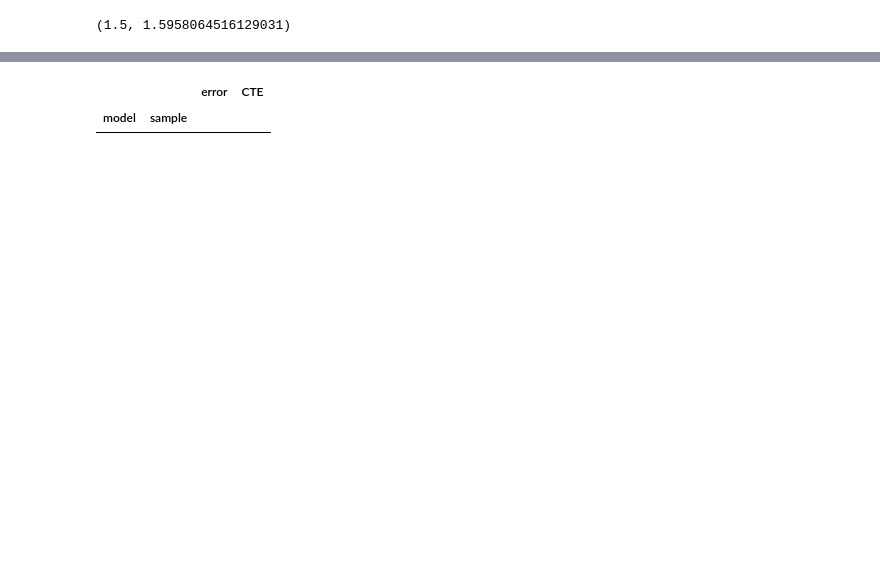
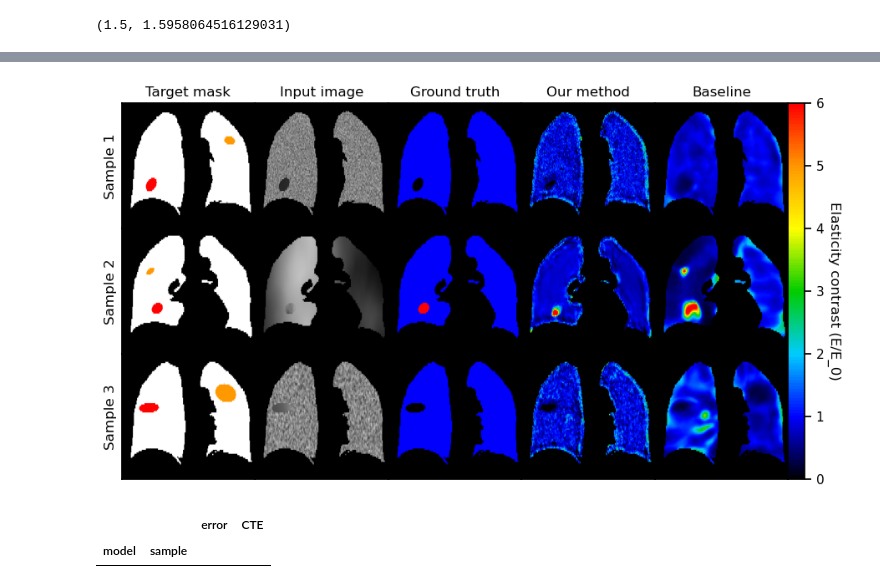
Before and after one commit to mattragoza/lung-project, a Jupyter notebook: notebooks/phantom-lung-experiment.ipynb, the cells around one changed output, grey strips where cells are left out. Drawn from its saved outputs; the diff is of its cells as text; code cells hidden in the pictures; blank space fills up the shorter version.

```diff
--- a/notebooks/phantom-lung-experiment.ipynb
+++ b/notebooks/phantom-lung-experiment.ipynb
@@ -880,6 +850,7 @@ e_cmap = project.visual.mre_color_map()
 (1.5, 1.5958064516129031)
 # %%
 %autoreload
+import matplotlib.pyplot as plt
 
 def get_y_slice(mask):
     density = mask.sum(axis=(0,2)) / mask.sum()
@@ -893,12 +864,12 @@ model_names = [
 
 model_inds = [0, 2]
 columns = ['mask', 'anat', 'e_true'] + model_inds
-samples = range(5)
+samples = [3,4,5]
 
 n_rows = len(samples)
 n_cols = len(columns)
 
-fig, axes, cbar_ax = project.visual.subplot_grid(n_rows, n_cols, ax_height, ax_width, space=0, pad=1)
+fig, axes, cbar_ax = project.visual.subplot_grid(n_rows, n_cols, ax_height, ax_width, cbar_width=0.2, space=0, pad=1)
 
 for row_idx, sample_idx in enumerate(samples):
 
@@ -917,7 +888,7 @@ for row_idx, sample_idx in enumerate(samples):
         ax = axes[row_idx,col_idx]
 
         if col_idx == 0:
-            ax.set_ylabel(f'Sample {sample_idx+1}')
+            ax.set_ylabel(f'Sample {row_idx+1}')
 
         if column == 'anat':
             if row_idx == 0:
@@ -943,7 +914,7 @@ for row_idx, sample_idx in enumerate(samples):
         elif column == 'e_true':
             if row_idx == 0:
                 ax.set_title('Ground truth')
-            project.visual.imshow(
+            im = project.visual.imshow(
                 ax, (e_true)[:,y_slice,:],
                 aspect=z_res/x_res,
                 interpolation_stage='rgba',
@@ -962,7 +933,7 @@ for row_idx, sample_idx in enumerate(samples):
             vmax = 6
             if row_idx == 0:
                 ax.set_title(model_name)
-            project.visual.imshow(
+            im = project.visual.imshow(
                 ax, (e_pred)[:,y_slice,:],
                 aspect=z_res/x_res,
                 interpolation_stage='rgba',
@@ -972,6 +943,11 @@ for row_idx, sample_idx in enumerate(samples):
         ax.set_xticks([])
         ax.set_yticks([])
 
+plt.colorbar(im, cax=cbar_ax)
+cbar_ax.set_ylim(0, 6)
+#cbar_ax.set_yticklabels(['0 kPa', '1', '2', '3', '4', '5', '6 kPa'])
+cbar_ax.set_ylabel('Elasticity contrast (E/E_0)', rotation=270, labelpad=14)
+
 for ext in ['png', 'pdf']:
     fig.savefig(f'phantom_fit2_images.{ext}', bbox_inches='tight', dpi=400)
 # %% [output]
@@ -980,3 +954,4 @@ for ext in ['png', 'pdf']:
+[figure, added]
 # %%
 import pandas as pd
 metrics = pd.DataFrame(columns=['model', 'sample', 'error', 'CTE']).set_index(['model', 'sample'])
```
Also changed, not shown: parts of 22 cells of this notebook, 5 other files.
